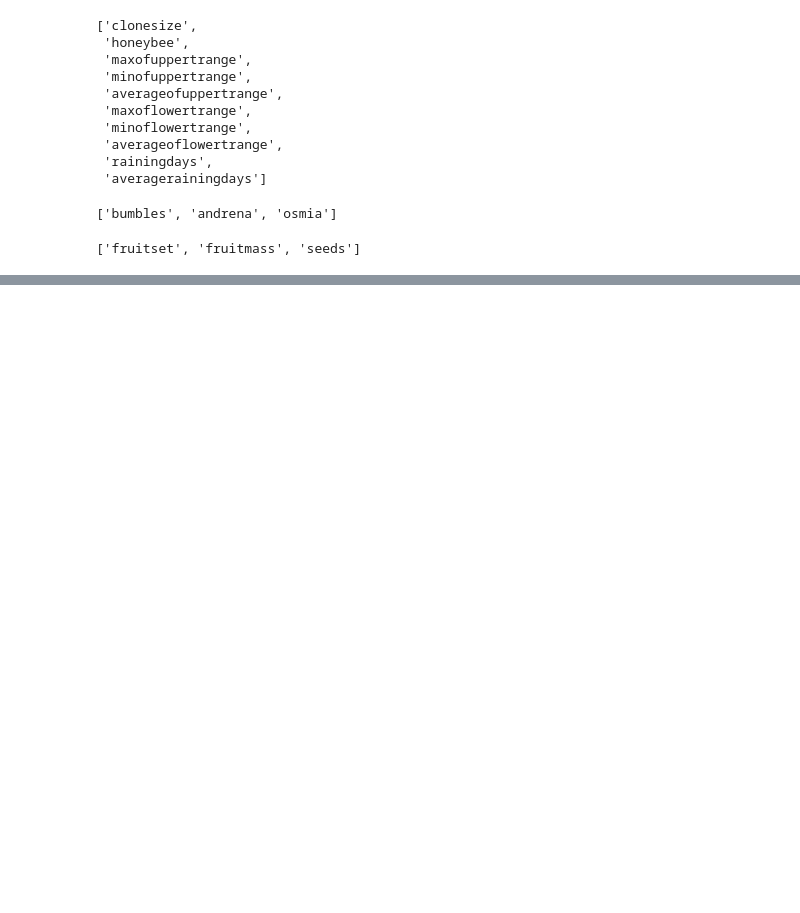
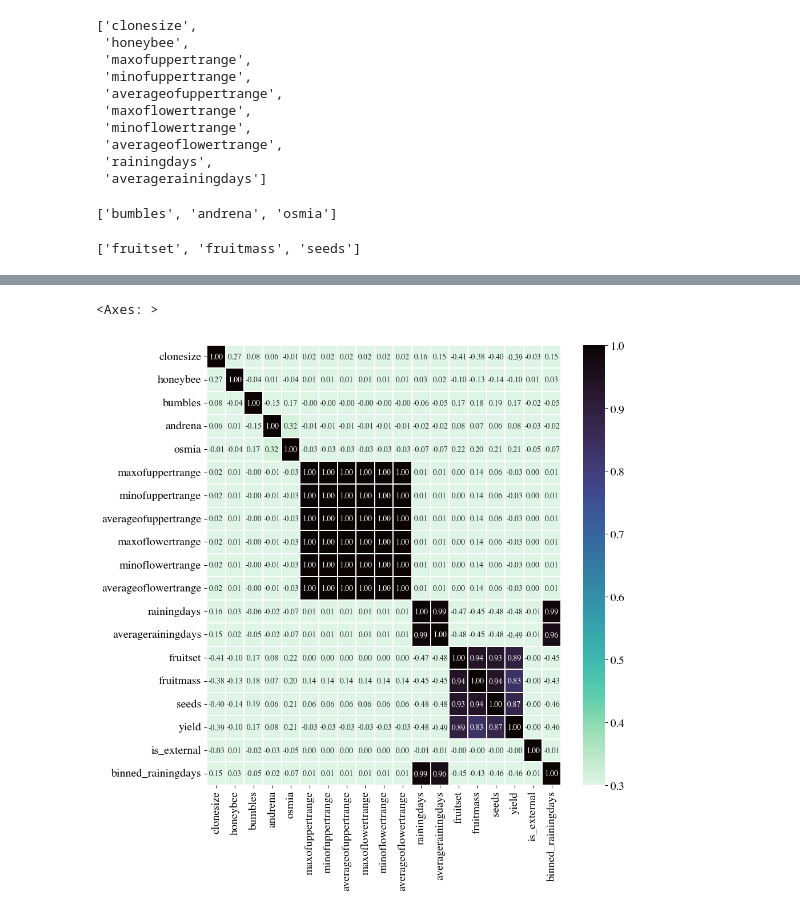
Before and after one commit to tripnv/playgrounds, a Jupyter notebook: 3-14/eda.ipynb, the cells around one changed output, grey strips where cells are left out. Drawn from its saved outputs; the diff is of its cells as text; code cells hidden in the pictures; blank space fills up the shorter version.

```diff
--- a/3-14/eda.ipynb
+++ b/3-14/eda.ipynb
@@ -158,3 +176,6 @@ dtype: int64
+# %%
+scaler = StandardScaler()
+standardized_train = pd.DataFrame(scaler.fit_transform(train_data), columns = train_data.columns)
 # %%
 low_cardinality_features = (train_data.drop(['yield', 'is_external'], axis = 1).nunique() < 10)
 low_cardinality_features = low_cardinality_features[low_cardinality_features]
@@ -208,0 +236,6 @@ plt.legend()
+# %%
+plt.figure(figsize = (10,10))
+sns.heatmap(standardized_train.corr(), cmap = 'mako_r', linewidths=.05, vmin=.3, vmax = 1, annot = True, fmt = '.2f')
+# %% [output]
+<Axes: >
+[figure, added]
```
Also changed, not shown: parts of 20 cells of this notebook.
